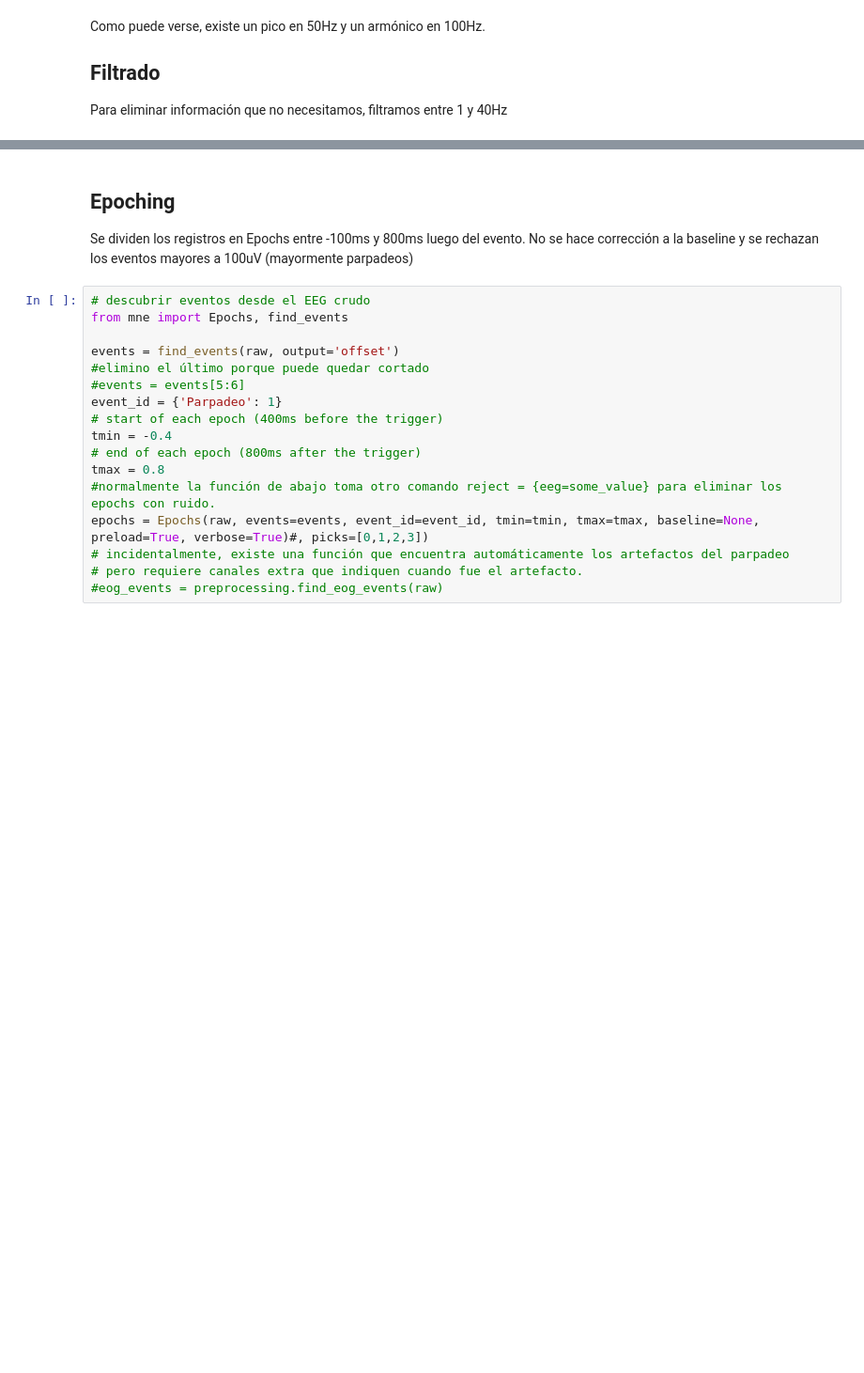
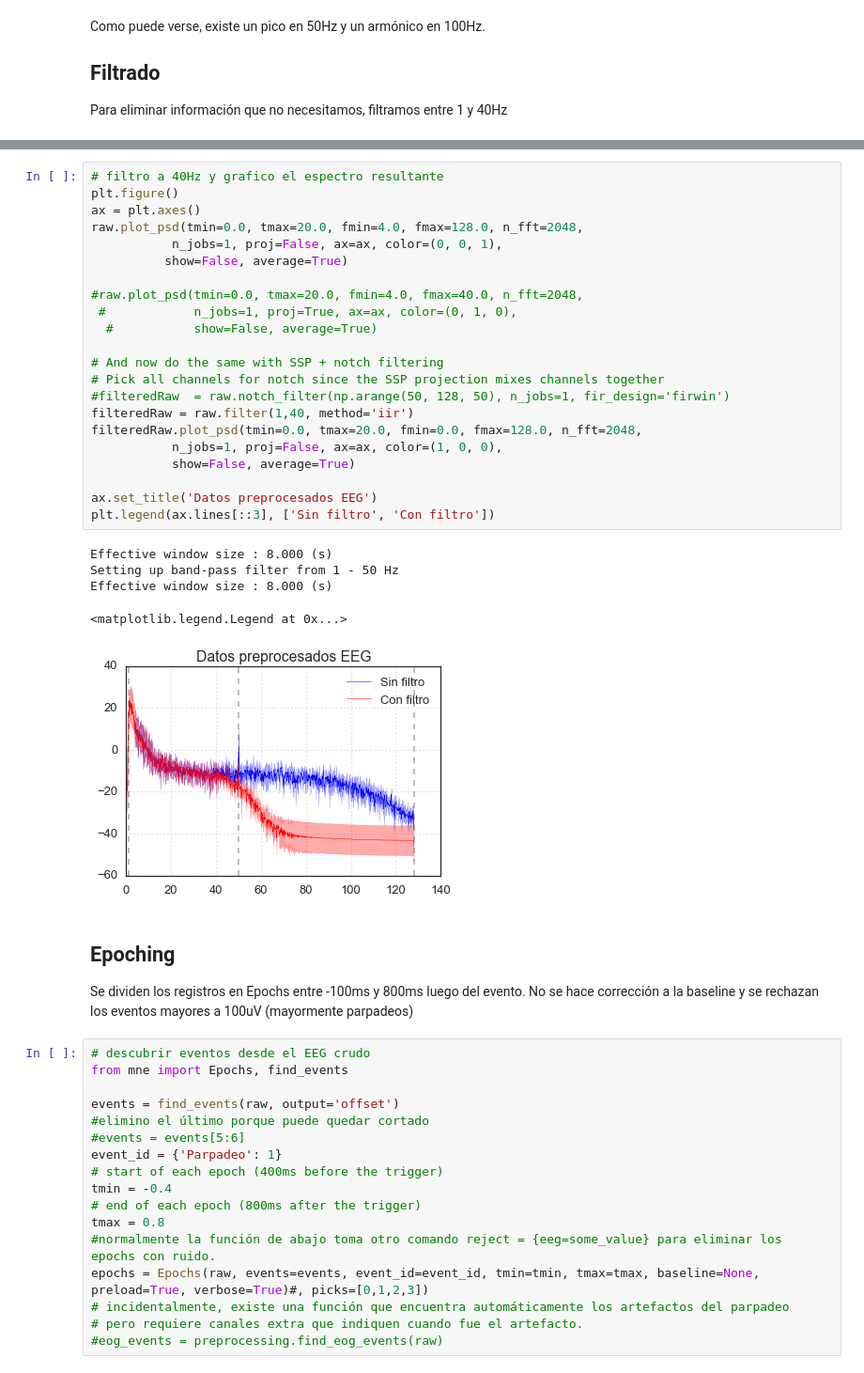
Before and after one commit to matiya/muse-signal-classifier, a Jupyter notebook: notebook/draft.ipynb, the cells around one changed output, grey strips where cells are left out. Shown: that part at 94% size. Cells and saved outputs as stored; diff of their text form; blank space fills up the shorter version.

```diff
--- a/notebook/draft.ipynb
+++ b/notebook/draft.ipynb
@@ -70,3 +67,31 @@ Effective window size : 8.000 (s)
+# %%
+# filtro a 40Hz y grafico el espectro resultante
+plt.figure()
+ax = plt.axes()
+raw.plot_psd(tmin=0.0, tmax=20.0, fmin=4.0, fmax=128.0, n_fft=2048,
+           n_jobs=1, proj=False, ax=ax, color=(0, 0, 1),
+          show=False, average=True)
+
+#raw.plot_psd(tmin=0.0, tmax=20.0, fmin=4.0, fmax=40.0, n_fft=2048,
+ #            n_jobs=1, proj=True, ax=ax, color=(0, 1, 0),
+  #           show=False, average=True)
+
+# And now do the same with SSP + notch filtering
+# Pick all channels for notch since the SSP projection mixes channels together
+#filteredRaw  = raw.notch_filter(np.arange(50, 128, 50), n_jobs=1, fir_design='firwin')
+filteredRaw = raw.filter(1,40, method='iir')
+filteredRaw.plot_psd(tmin=0.0, tmax=20.0, fmin=0.0, fmax=128.0, n_fft=2048,
+           n_jobs=1, proj=False, ax=ax, color=(1, 0, 0),
+           show=False, average=True)
+
+ax.set_title('Datos preprocesados EEG')
+plt.legend(ax.lines[::3], ['Sin filtro', 'Con filtro'])
+# %% [output]
+Effective window size : 8.000 (s)
+Setting up band-pass filter from 1 - 50 Hz
+Effective window size : 8.000 (s)
+<matplotlib.legend.Legend at 0x...>
+[figure, added]
 # %% [markdown]
 ## Epoching
 Se dividen los registros en Epochs entre -100ms y 800ms luego del evento. No se hace corrección a la baseline y se rechazan los eventos mayores a 100uV (mayormente parpadeos)
```
Also changed, not shown: parts of 16 cells of this notebook.
